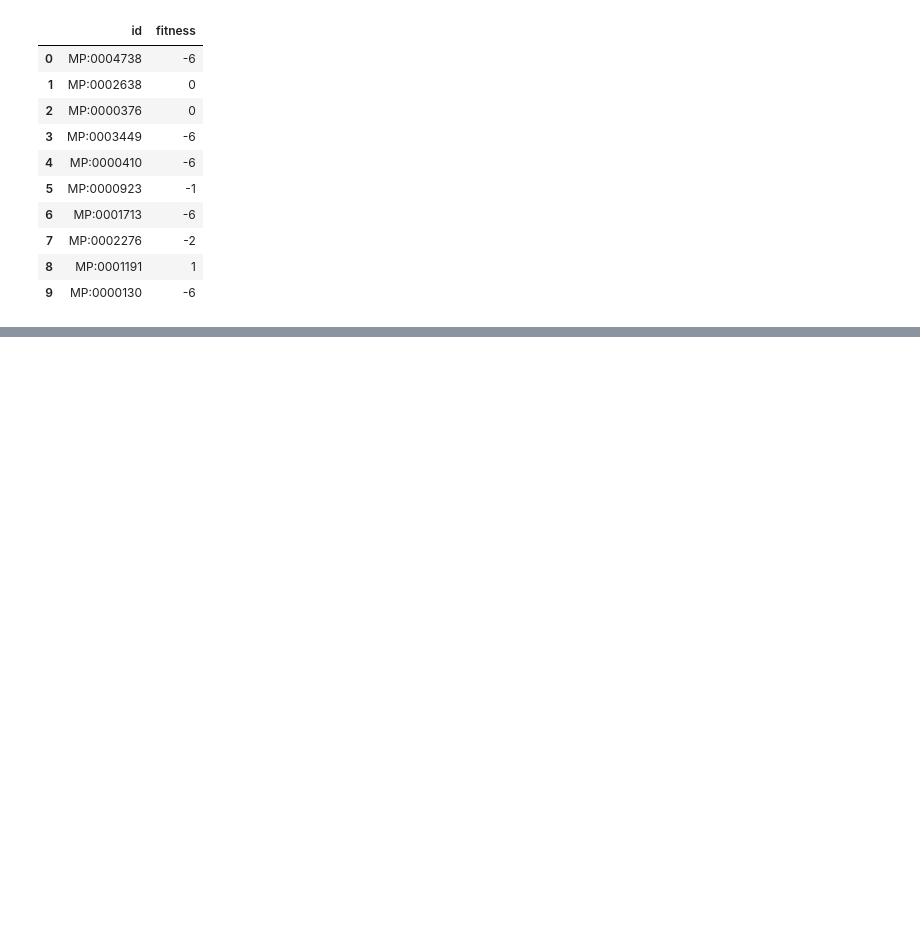
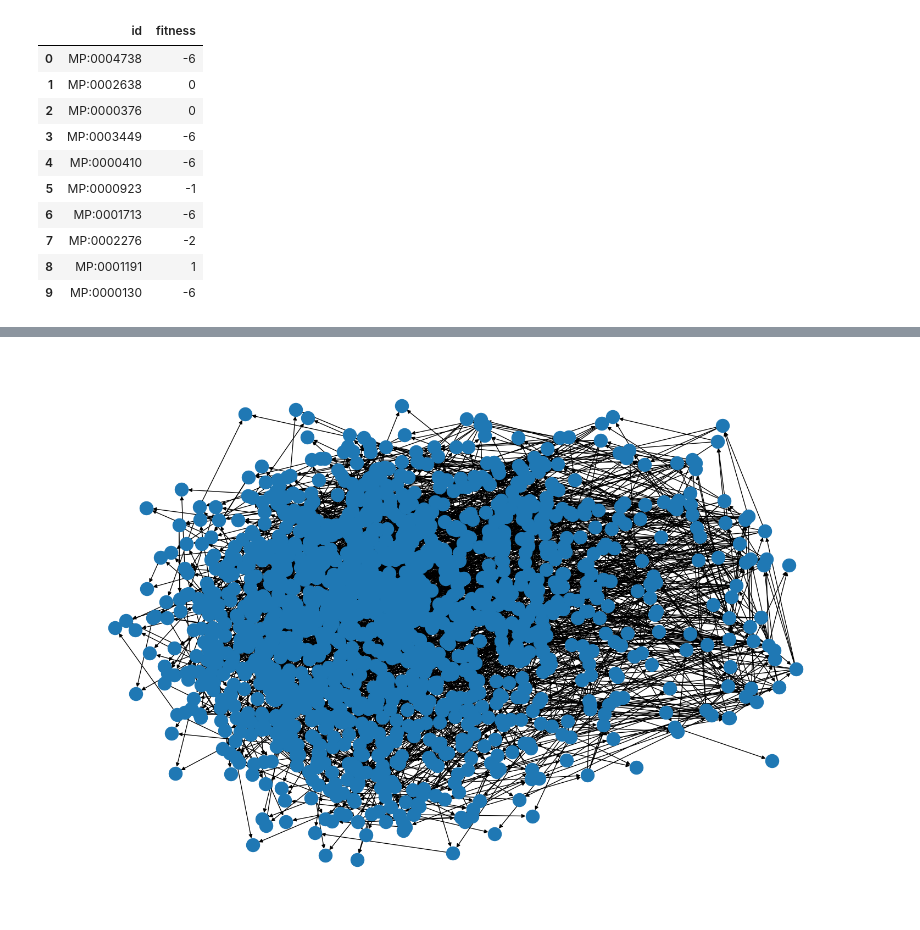
Before and after one commit to PewterZz/grispr, a Jupyter notebook: new_tree.ipynb, the cells around one changed output, grey strips where cells are left out. Saved outputs shown, nothing was run; the diff lists cells and outputs as text; code cells hidden in the pictures; blank space fills up the shorter version.

```diff
--- a/new_tree.ipynb
+++ b/new_tree.ipynb
@@ -102,0 +130,9 @@ def breed(rat1, rat2):
+# %%
+plt.figure(figsize=(15, 10))
+G.add_nodes_from(tree)
+G.add_edges_from(edges)
+
+nx.draw_kamada_kawai(G)
+plt.show()
+# %% [output]
+[figure, added]
```
Also changed, not shown: parts of 5 cells of this notebook.
